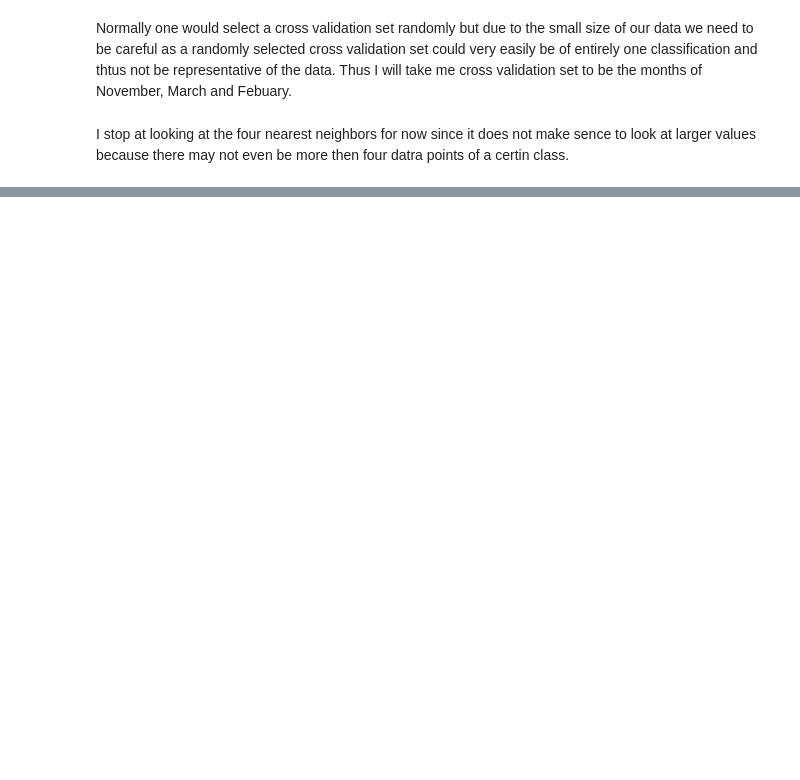
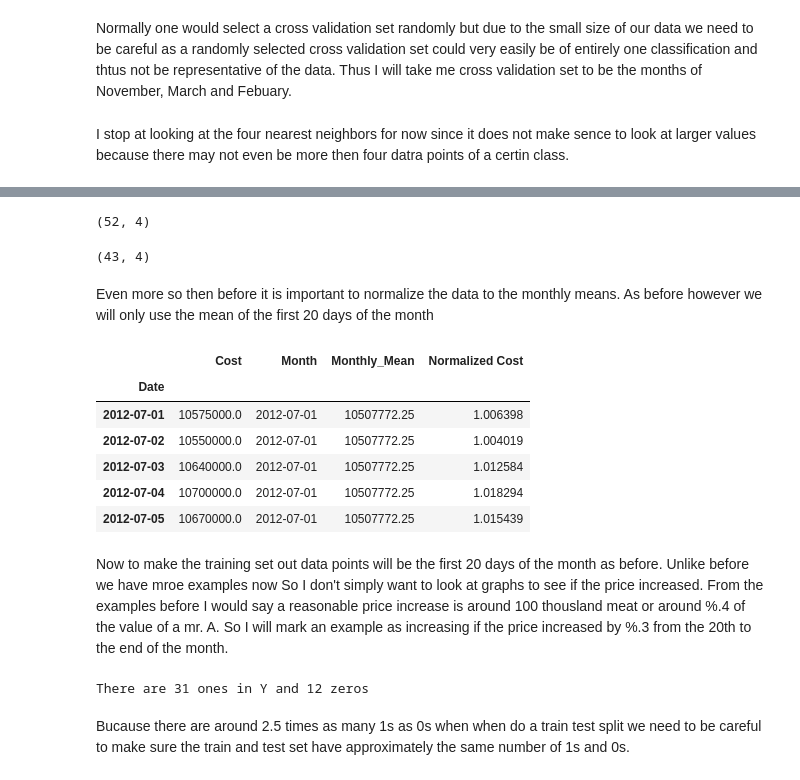
Before and after one commit to AdamJacoby/Kol_Market_Data, a Jupyter notebook: Kol_Data.ipynb, the cells around one changed output, grey strips where cells are left out. Cells and saved outputs as stored; diff of their text form; code cells hidden in the pictures; blank space fills up the shorter version.

```diff
--- a/Kol_Data.ipynb
+++ b/Kol_Data.ipynb
@@ -344,0 +324,12 @@ Produce_Graphs(data,50)
+# %%
+month_data = data.copy()
+month_data['Number of days']=1
+month_data['Early Days']=month_data.index.day
+month_data['Early Days']=month_data['Early Days'].apply(lambda x: 1 if x<=20 else 0)
+month_data['Mean 20']=month_data['Cost']*month_data['Early Days']
+month_data = month_data.groupby('Month').sum()
+month_data['Mean Cost']=month_data['Cost']/month_data['Number of days']
+month_data['Mean 20']=month_data['Mean 20']/month_data['Early Days']
+del month_data['Cost']
+print month_data
+print data.head()
@@ -344,0 +356,63 @@ Produce_Graphs(data,50)
+# %%
+for month in month_data.index:#Removes months where there is no end of month data
+    last_day = dt.datetime(year = month.year,month=month.month,day=calendar.monthrange(month.year,month.month)[1])
+    next_to_last_day = dt.datetime(year = month.year,month=month.month,day=calendar.monthrange(month.year,month.month)[1]-1)
+    if (not (last_day in data.index)):
+        if ((next_to_last_day in data.index)):
+            data.loc[last_day,:]=data.loc[next_to_last_day,:]
+            data.drop(next_to_last_day)
+        else:
+            data = data[data['Month']!=month]
+            month_data = month_data[month_data.index!=month]
+month_data.shape
+# %% [output]
+(52, 4)
+# %%
+temp = month_data.copy()
+temp = temp[temp['Early Days']<18]
+one_day = dt.timedelta(days=1)
+for month in temp.index:#Remove months with insufficent data
+    data = data[data['Month']!=month]
+    month_data = month_data[month_data.index!=month]
+print month_data.shape
+for (month,day) in product(month_data.index,range(1,21)):#Linearly extend to missing points
+    date = month.replace(day=day)
+    if not(date in data.index):
+        if date+one_day in data.index:
+            data.loc[date,:]=[(data.loc[date-one_day,'Cost']+data.loc[date+one_day,'Cost'])/2,month]
+        else:
+            data.loc[date,:]=[data.loc[date-one_day,'Cost'],month]
+# %% [output]
+(43, 4)
+# %% [markdown]
+Even more so then before it is important to normalize the data to the monthly means. As before however we will only use the mean of the first 20 days of the month
+# %%
+data['Monthly_Mean']=data['Month'].apply(lambda month: month_data.at[month,'Mean 20'])
+data['Normalized Cost']=data['Cost']/data['Monthly_Mean']
+data = data.sort_index()
+data.head()
+# %% [output]
+|  | Cost | Month | Monthly_Mean | Normalized Cost |
+| Date |  |  |  |  |
+| 2012-07-01 | 10575000.0 | 2012-07-01 | 10507772.25 | 1.006398 |
+| 2012-07-02 | 10550000.0 | 2012-07-01 | 10507772.25 | 1.004019 |
+| 2012-07-03 | 10640000.0 | 2012-07-01 | 10507772.25 | 1.012584 |
+| 2012-07-04 | 10700000.0 | 2012-07-01 | 10507772.25 | 1.018294 |
+| 2012-07-05 | 10670000.0 | 2012-07-01 | 10507772.25 | 1.015439 |
+# %% [markdown]
+Now to make the training set out data points will be the first 20 days of the month as before. Unlike before we have mroe examples now So I don't simply want to look at graphs to see if the price increased. From the examples before I would say a reasonable price increase is around 100 thousland meat or around %.4 of the value of a mr. A. So I will mark an example as increasing if the price increased by %.3 from the 20th to the end of the month.
+# %%
+inc_amount = .003
+X=[]
+Y=[]
+f = lambda x, y: 0 if y>x*(1+inc_amount) else 1
+for first_day in month_data.index:
+    last_day = first_day.replace(day=calendar.monthrange(first_day.year,first_day.month)[1])
+    day_20 = first_day.replace(day=20)
+    X.append(data.loc[first_day:day_20,'Normalized Cost'].tolist())
+    Y.append(f(data.at[day_20,'Normalized Cost'],data.at[last_day,'Normalized Cost']))
+print 'There are '+str(sum(Y))+' ones in Y and '+str(len(Y)-sum(Y))+' zeros'
+# %% [output]
+There are 31 ones in Y and 12 zeros
+# %% [markdown]
+Bucause there are around 2.5 times as many 1s as 0s when when do a train test split we need to be careful to make sure the train and test set have approximately the same number of 1s and 0s.
```
Also changed, not shown: parts of 57 cells of this notebook, 10 other files.
